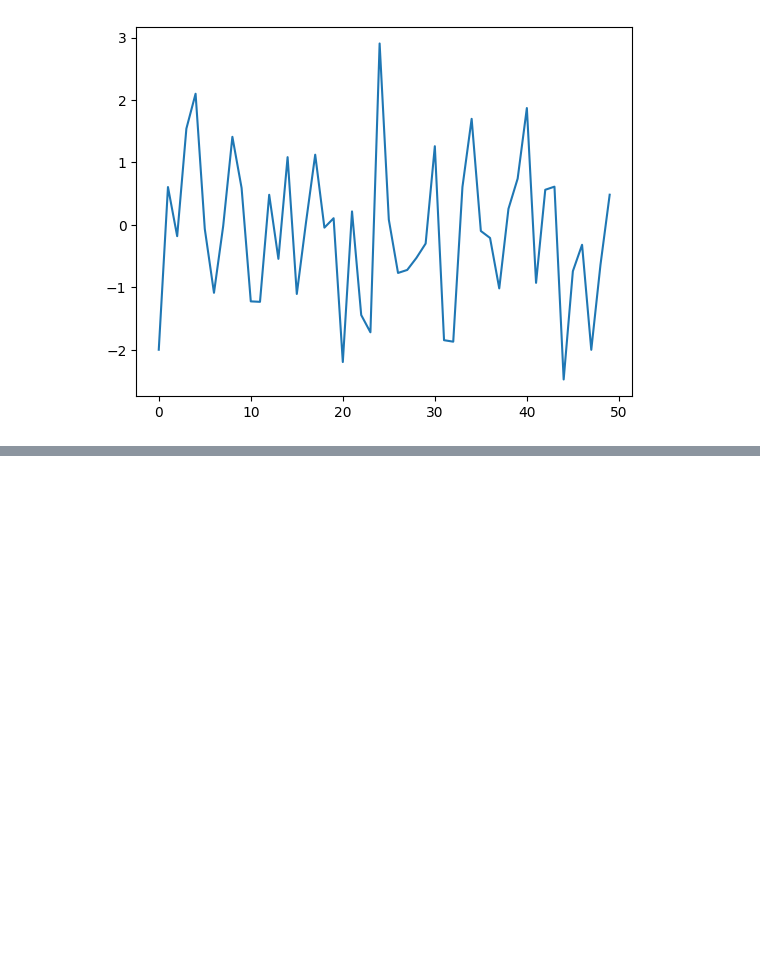
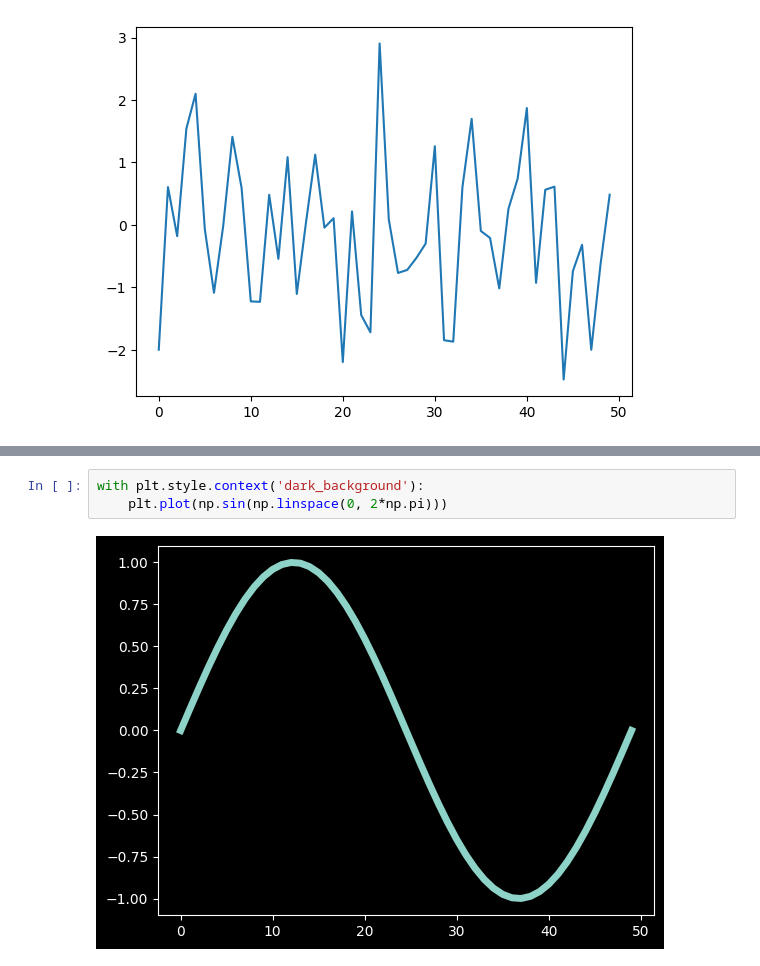
Before and after one commit to amir4v/Pytopia-ML-2022, a Jupyter notebook: 7-Data Visualization/4-(Customizing matplotlib with Stylesheets and rcParams).ipynb, the cells around one changed output, grey strips where cells are left out. Drawn from its saved outputs; the diff is of its cells as text; blank space fills up the shorter version.

```diff
--- a/7-Data Visualization/4-(Customizing matplotlib with Stylesheets and rcParams).ipynb
+++ b/7-Data Visualization/4-(Customizing matplotlib with Stylesheets and rcParams).ipynb
@@ -194,0 +223,5 @@ plt.plot(data)
+# %%
+with plt.style.context('dark_background'):
+    plt.plot(np.sin(np.linspace(0, 2*np.pi)))
+# %% [output]
+[figure, added]
```
Also changed, not shown: parts of 11 cells of this notebook, 8 other files.
